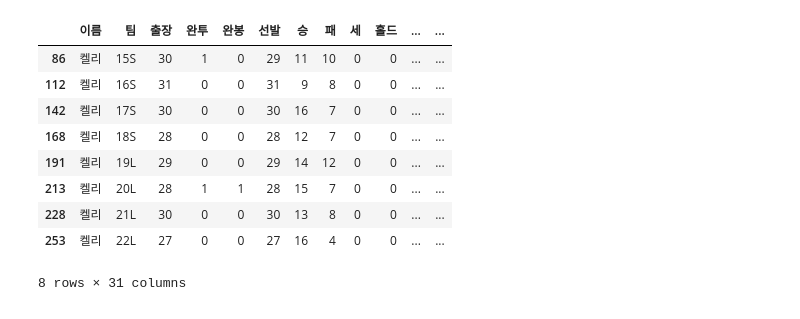
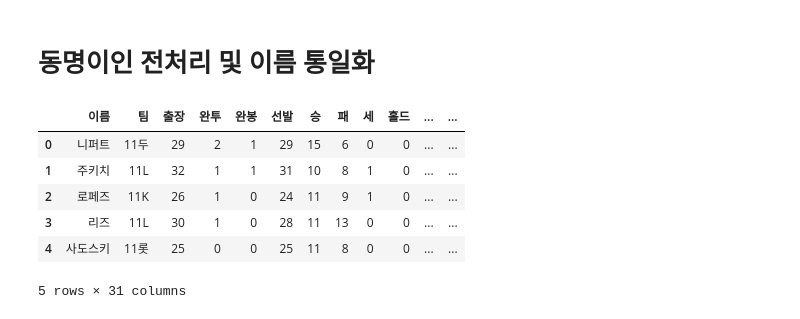
Before and after one commit to Tae-Hyeon-Kim/Analysis-of-KBO-Foreign-Pitchers, a Jupyter notebook: KBO_data.ipynb, the cells around one changed output. Drawn from its saved outputs; the diff is of its cells as text; code cells hidden in the pictures.

```diff
--- a/KBO_data.ipynb
+++ b/KBO_data.ipynb
@@ -1,17 +1,15 @@
 # %%
 import pandas as pd
+# %% [markdown]
+# 동명이인 전처리 및 이름 통일화
 # %%
-data = pd.read_csv('new_data/kbo_data.csv')
+df1 = pd.read_csv('new_data/kbo_data.csv')
+df1.head()
+# %% [output]
+|  | 이름 | 팀 | 출장 | 완투 | 완봉 | 선발 | 승 | 패 | 세 | 홀드 | ... | ... |
+| 0 | 니퍼트 | 11두 | 29 | 2 | 1 | 29 | 15 | 6 | 0 | 0 | ... | ... |
+| 1 | 주키치 | 11L | 32 | 1 | 1 | 31 | 10 | 8 | 1 | 0 | ... | ... |
+| 2 | 로페즈 | 11K | 26 | 1 | 0 | 24 | 11 | 9 | 1 | 0 | ... | ... |
+| 3 | 리즈 | 11L | 30 | 1 | 0 | 28 | 11 | 13 | 0 | 0 | ... | ... |
+| 4 | 사도스키 | 11롯 | 25 | 0 | 0 | 25 | 11 | 8 | 0 | 0 | ... | ... |
+5 rows × 31 columns
-# %%
-data[data['이름']=='켈리']
-# %% [output]
-|  | 이름 | 팀 | 출장 | 완투 | 완봉 | 선발 | 승 | 패 | 세 | 홀드 | ... | ... |
-| 86 | 켈리 | 15S | 30 | 1 | 0 | 29 | 11 | 10 | 0 | 0 | ... | ... |
-| 112 | 켈리 | 16S | 31 | 0 | 0 | 31 | 9 | 8 | 0 | 0 | ... | ... |
-| 142 | 켈리 | 17S | 30 | 0 | 0 | 30 | 16 | 7 | 0 | 0 | ... | ... |
-| 168 | 켈리 | 18S | 28 | 0 | 0 | 28 | 12 | 7 | 0 | 0 | ... | ... |
-| 191 | 켈리 | 19L | 29 | 0 | 0 | 29 | 14 | 12 | 0 | 0 | ... | ... |
-| 213 | 켈리 | 20L | 28 | 1 | 1 | 28 | 15 | 7 | 0 | 0 | ... | ... |
-| 228 | 켈리 | 21L | 30 | 0 | 0 | 30 | 13 | 8 | 0 | 0 | ... | ... |
-| 253 | 켈리 | 22L | 27 | 0 | 0 | 27 | 16 | 4 | 0 | 0 | ... | ... |
-8 rows × 31 columns
```
Also changed, not shown: parts of 17 cells of this notebook, 6 other files.
